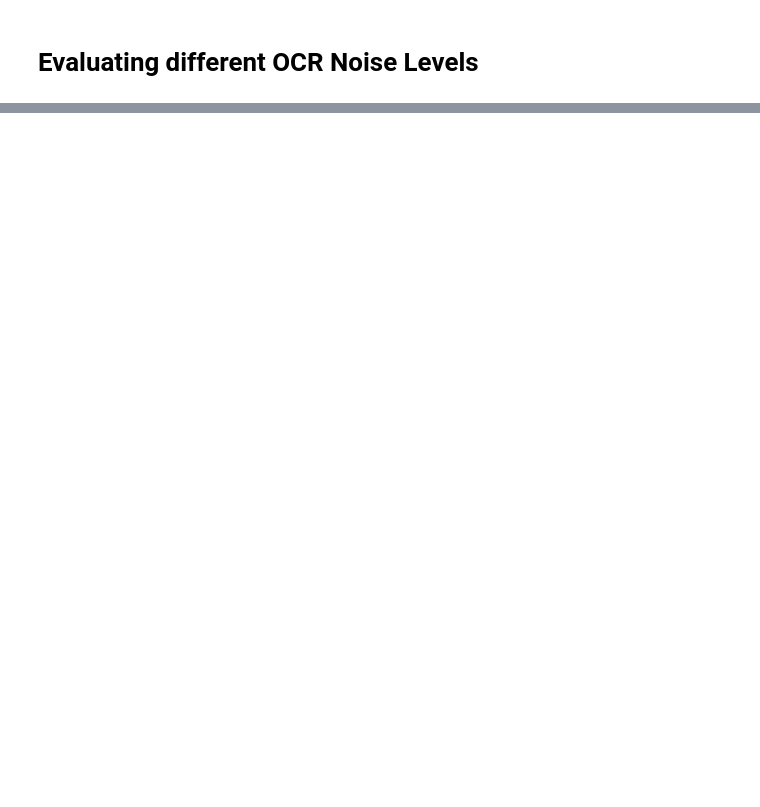
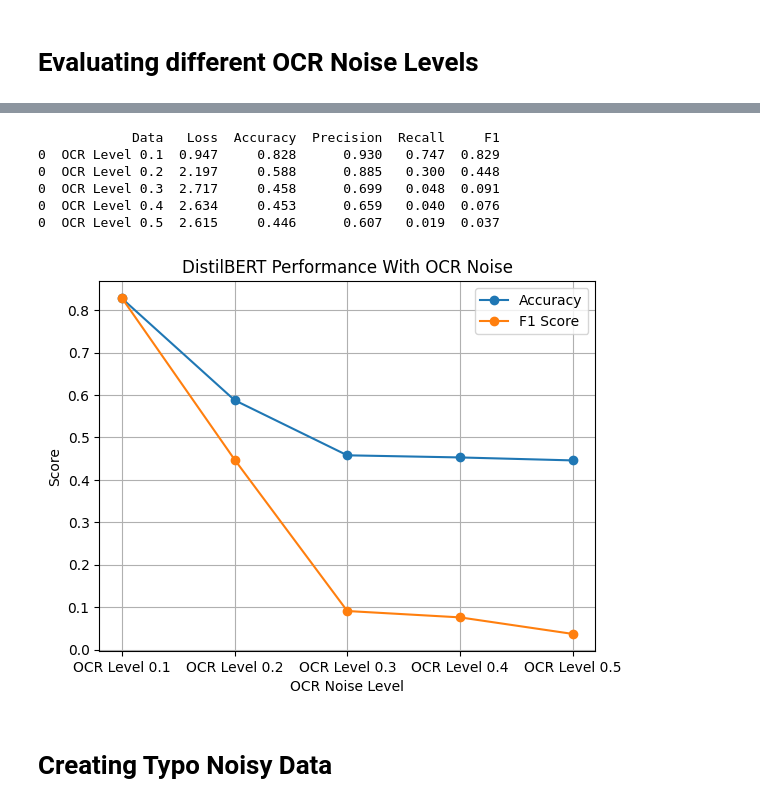
Before and after one commit to pa185/Coding_Project_Philip_Allen_CSM500-2026-APR_240233660, a Jupyter notebook: model-1.ipynb, the cells around one changed output, grey strips where cells are left out. Drawn from its saved outputs; the diff is of its cells as text; code cells hidden in the pictures; blank space fills up the shorter version.

Commit message:
Added typo noise type. a lot of the evaluation and graph code is the same. once ive done all noise types i will combine section of repeated code into useful functions

```diff
--- a/model-1.ipynb
+++ b/model-1.ipynb
@@ -384,4 +389,6 @@ def model_evaluation(tokenized_test_data, data_name):
     results = results.round(3)
 
     print(results.to_string(index=False))
+
+    return results
 # %%
@@ -562,6 +571,19 @@ This function takes raw test dataset and applies tokenization to it and then per
 # %%
 def tokenize_and_evaluate(raw_test_data, data_name):
     tokenized_test_data = tokenize_dataset(raw_test_data)
-    model_evaluation(tokenized_test_data, data_name)
+    results = model_evaluation(tokenized_test_data, data_name)
+
+    return results
 # %% [markdown]
 # Evaluating different OCR Noise Levels
+# %%
+# Generating evaluation results for different noise levels
+noise_levels = [0.1, 0.2, 0.3, 0.4, 0.5]
+
+ocr_results = []
+
+for noise_level in noise_levels:
+    noisy_test_dataset = create_noisy_dataset(sst2_split["test"], add_ocr_noise, noise_level)
+    result = tokenize_and_evaluate(noisy_test_dataset, "OCR Level " + str(noise_level))
+
+    ocr_results.append(result)
@@ -567,0 +601,12 @@ def tokenize_and_evaluate(raw_test_data, data_name):
+# %%
+# Add all dataframe results into one
+ocr_results_df = pd.concat(ocr_results)
+
+print(ocr_results_df.to_string())
+# %% [output]
+            Data   Loss  Accuracy  Precision  Recall     F1
+0  OCR Level 0.1  0.947     0.828      0.930   0.747  0.829
+0  OCR Level 0.2  2.197     0.588      0.885   0.300  0.448
+0  OCR Level 0.3  2.717     0.458      0.699   0.048  0.091
+0  OCR Level 0.4  2.634     0.453      0.659   0.040  0.076
+0  OCR Level 0.5  2.615     0.446      0.607   0.019  0.037
@@ -567,0 +617,20 @@ def tokenize_and_evaluate(raw_test_data, data_name):
+# %%
+# Plot the DataFrame for Accuracy
+plt.plot(ocr_results_df["Data"], ocr_results_df["Accuracy"], marker="o", label="Accuracy")
+
+# Plot the DataFrame for F1
+plt.plot(ocr_results_df["Data"], ocr_results_df["F1"], marker="o", label="F1 Score")
+
+# Label the Axis and provide Title
+plt.xlabel("OCR Noise Level")
+plt.ylabel("Score")
+plt.title("DistilBERT Performance With OCR Noise")
+
+# Add Legend and show graph
+plt.legend()
+plt.grid(True)
+plt.show()
+# %% [output]
+[figure, added]
+# %% [markdown]
+# Creating Typo Noisy Data
```
Also changed, not shown: parts of 21 cells of this notebook.
